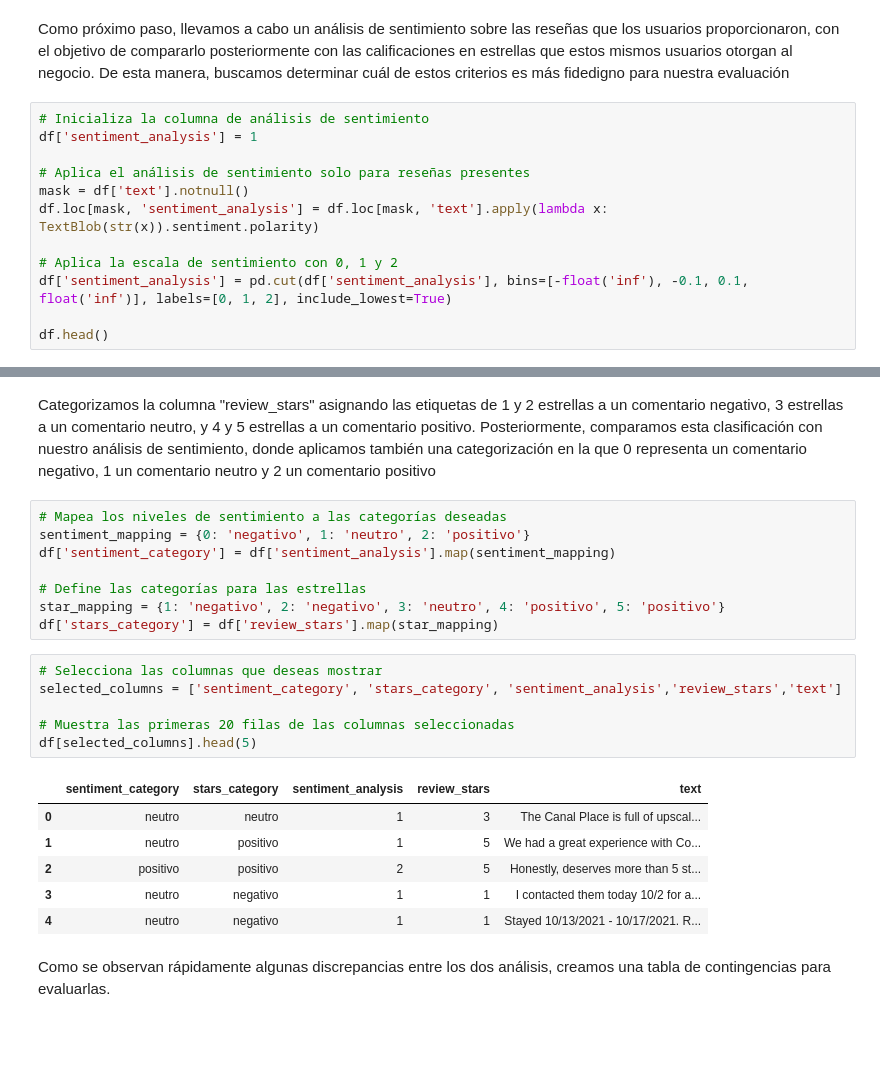
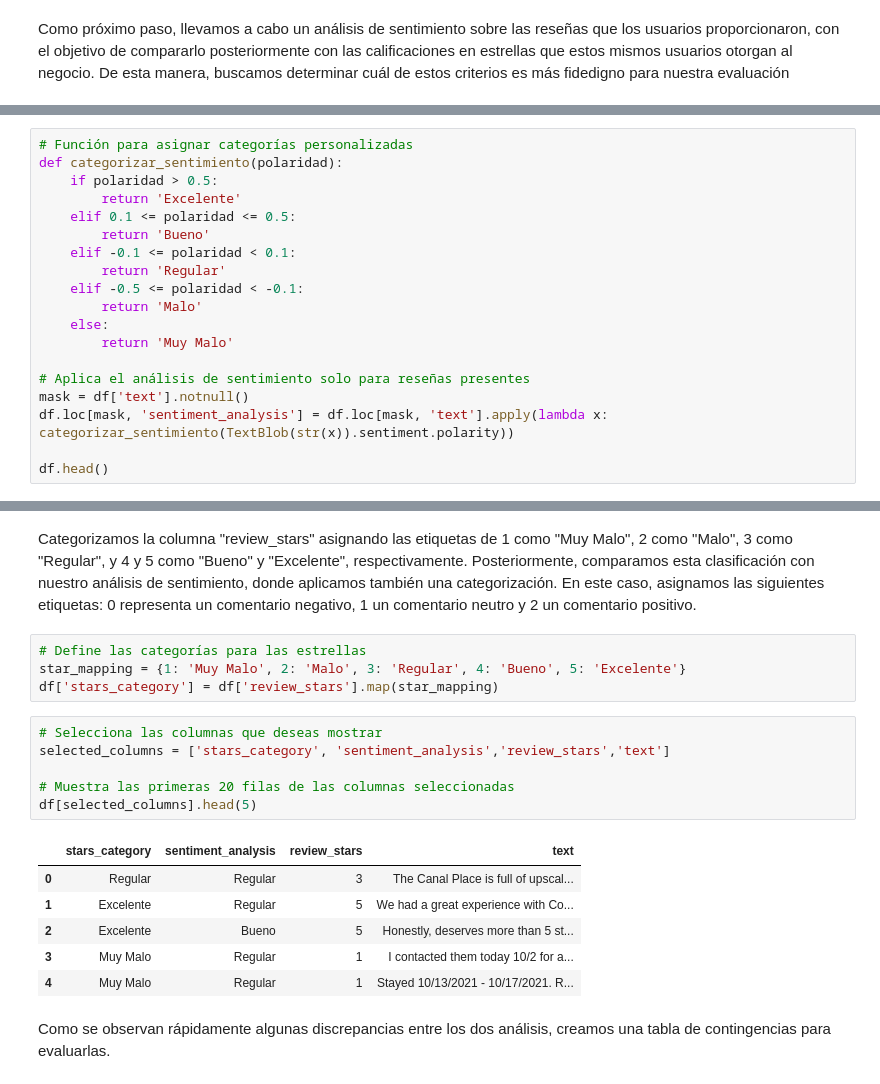
Before and after one commit to ConsultoraAnalisisDeMercado/PF_CONSULTORA_DATA, a Jupyter notebook: Notebooks/ETL.ipynb, the cells around one changed output, grey strips where cells are left out. Drawn from its saved outputs; the diff is of its cells as text; blank space fills up the shorter version.

```diff
--- a/Notebooks/ETL.ipynb
+++ b/Notebooks/ETL.ipynb
@@ -83,15 +361,3 @@ df.head()
 | 4 | UcUgyFueY2LyHe3Zhcuhkg | Best Western Suites Near Opryland | Hotels, Event Planning & Services... | Nashville | 36.223499 | -86.696996 | 2.5 | 48 | NV | ... |
 # %% [markdown]
 Como próximo paso, llevamos a cabo un análisis de sentimiento sobre las reseñas que los usuarios proporcionaron, con el objetivo de compararlo posteriormente con las calificaciones en estrellas que estos mismos usuarios otorgan al negocio. De esta manera, buscamos determinar cuál de estos criterios es más fidedigno para nuestra evaluación
-# %%
-# Inicializa la columna de análisis de sentimiento
-df['sentiment_analysis'] = 1
-
-# Aplica el análisis de sentimiento solo para reseñas presentes
-mask = df['text'].notnull()
-df.loc[mask, 'sentiment_analysis'] = df.loc[mask, 'text'].apply(lambda x: TextBlob(str(x)).sentiment.polarity)
-
-# Aplica la escala de sentimiento con 0, 1 y 2
-df['sentiment_analysis'] = pd.cut(df['sentiment_analysis'], bins=[-float('inf'), -0.1, 0.1, float('inf')], labels=[0, 1, 2], include_lowest=True)
-
-df.head()
@@ -104,0 +364,19 @@ df.head()
+# %%
+# Función para asignar categorías personalizadas
+def categorizar_sentimiento(polaridad):
+    if polaridad > 0.5:
+        return 'Excelente'
+    elif 0.1 <= polaridad <= 0.5:
+        return 'Bueno'
+    elif -0.1 <= polaridad < 0.1:
+        return 'Regular'
+    elif -0.5 <= polaridad < -0.1:
+        return 'Malo'
+    else:
+        return 'Muy Malo'
+
+# Aplica el análisis de sentimiento solo para reseñas presentes
+mask = df['text'].notnull()
+df.loc[mask, 'sentiment_analysis'] = df.loc[mask, 'text'].apply(lambda x: categorizar_sentimiento(TextBlob(str(x)).sentiment.polarity))
+
+df.head()
@@ -105,26 +390,22 @@ df.head()
 # %% [markdown]
-Categorizamos la columna "review_stars" asignando las etiquetas de 1 y 2 estrellas a un comentario negativo, 3 estrellas a un comentario neutro, y 4 y 5 estrellas a un comentario positivo. Posteriormente, comparamos esta clasificación con nuestro análisis de sentimiento, donde aplicamos también una categorización en la que 0 representa un comentario negativo, 1 un comentario neutro y 2 un comentario positivo
+Categorizamos la columna "review_stars" asignando las etiquetas de 1 como "Muy Malo", 2 como "Malo", 3 como "Regular", y 4 y 5 como "Bueno" y "Excelente", respectivamente. Posteriormente, comparamos esta clasificación con nuestro análisis de sentimiento, donde aplicamos también una categorización. En este caso, asignamos las siguientes etiquetas: 0 representa un comentario negativo, 1 un comentario neutro y 2 un comentario positivo.
 # %%
-# Mapea los niveles de sentimiento a las categorías deseadas
-sentiment_mapping = {0: 'negativo', 1: 'neutro', 2: 'positivo'}
-df['sentiment_category'] = df['sentiment_analysis'].map(sentiment_mapping)
-
 # Define las categorías para las estrellas
-star_mapping = {1: 'negativo', 2: 'negativo', 3: 'neutro', 4: 'positivo', 5: 'positivo'}
+star_mapping = {1: 'Muy Malo', 2: 'Malo', 3: 'Regular', 4: 'Bueno', 5: 'Excelente'}
 df['stars_category'] = df['review_stars'].map(star_mapping)
 # %%
 # Selecciona las columnas que deseas mostrar
-selected_columns = ['sentiment_category', 'stars_category', 'sentiment_analysis','review_stars','text']
+selected_columns = ['stars_category', 'sentiment_analysis','review_stars','text']
 
 # Muestra las primeras 20 filas de las columnas seleccionadas
 df[selected_columns].head(5)
 # %% [output]
-|  | sentiment_category | stars_category | sentiment_analysis | review_stars | text |
-| 0 | neutro | neutro | 1 | 3 | The Canal Place is full of upscal... |
-| 1 | neutro | positivo | 1 | 5 | We had a great experience with Co... |
-| 2 | positivo | positivo | 2 | 5 | Honestly, deserves more than 5 st... |
-| 3 | neutro | negativo | 1 | 1 | I contacted them today 10/2 for a... |
-| 4 | neutro | negativo | 1 | 1 | Stayed 10/13/2021 - 10/17/2021. R... |
+|  | stars_category | sentiment_analysis | review_stars | text |
+| 0 | Regular | Regular | 3 | The Canal Place is full of upscal... |
+| 1 | Excelente | Regular | 5 | We had a great experience with Co... |
+| 2 | Excelente | Bueno | 5 | Honestly, deserves more than 5 st... |
+| 3 | Muy Malo | Regular | 1 | I contacted them today 10/2 for a... |
+| 4 | Muy Malo | Regular | 1 | Stayed 10/13/2021 - 10/17/2021. R... |
 # %% [markdown]
 Como se observan rápidamente algunas discrepancias entre los dos análisis, creamos una tabla de contingencias para evaluarlas.
 # %%
```
Also changed, not shown: parts of 33 cells of this notebook.
